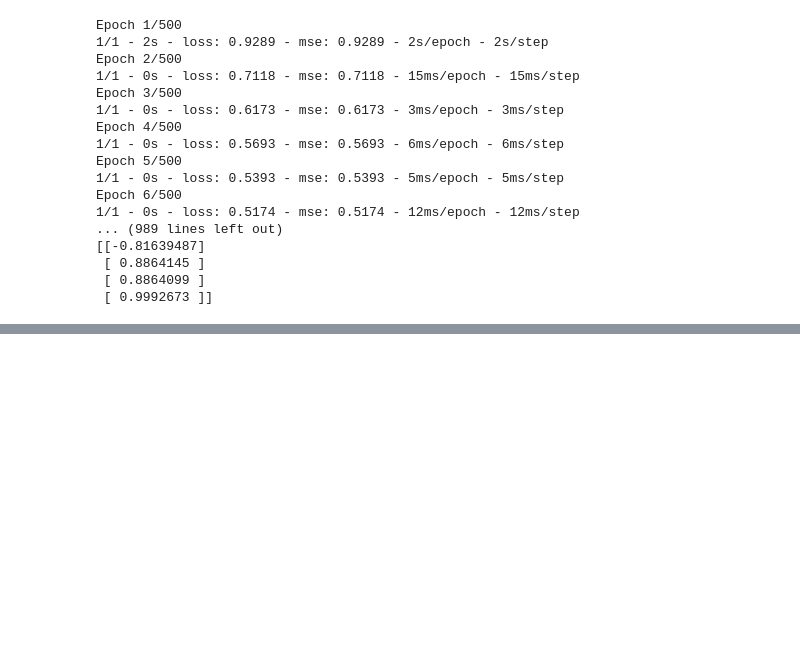
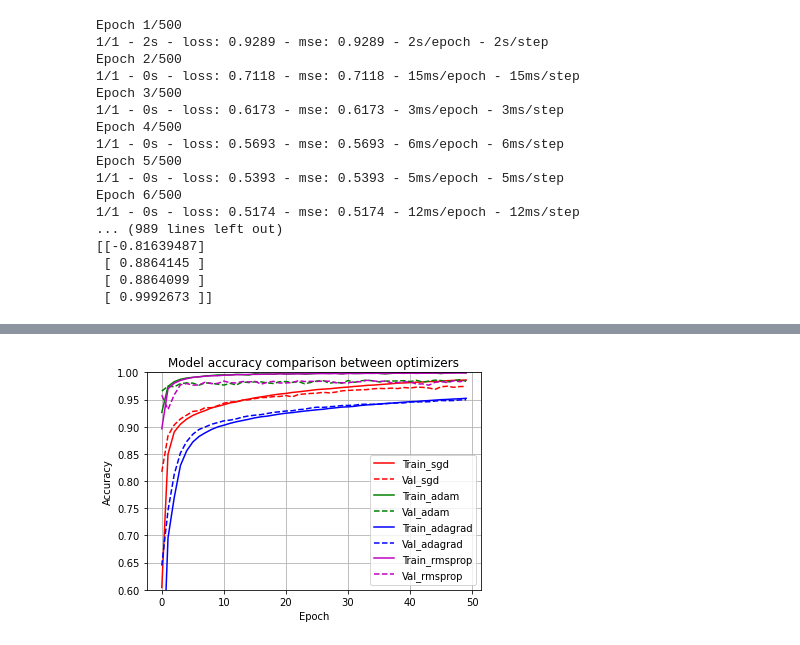
Before and after one commit to hassung/AI-with-Python, a Jupyter notebook: Chapter 5/Chapter 05.ipynb, the cells around one changed output, grey strips where cells are left out. Cells and saved outputs as stored; diff of their text form; code cells hidden in the pictures; blank space fills up the shorter version.

```diff
--- a/Chapter 5/Chapter 05.ipynb
+++ b/Chapter 5/Chapter 05.ipynb
@@ -514,0 +517,83 @@ Epoch 30/30
+# %%
+import numpy as np
+import tensorflow as tf
+from tensorflow.keras.datasets import mnist
+from tensorflow.keras.models import Sequential
+from tensorflow.keras.layers import Dense
+from tensorflow.keras.optimizers import SGD,Adam,Adagrad,RMSprop
+
+# MNIST 읽어 와서 신경망에 입력할 형태로 변환
+(x_train, y_train),(x_test,y_test) = mnist.load_data()
+x_train = x_train.reshape(60000,784) # 텐서 모양 변환
+x_test = x_test.reshape(10000,784)
+x_train=x_train.astype(np.float32)/255.0 # ndarray로 변환
+x_test=x_test.astype(np.float32)/255.0
+y_train=tf.keras.utils.to_categorical(y_train,10) # 원핫 코드로 변환
+y_test=tf.keras.utils.to_categorical(y_test,10)
+
+# 신경망 구조 설정
+n_input=784
+n_hidden1=1024
+n_hidden2=512
+n_hidden3=512
+n_hidden4=512
+n_output=10
+
+# 하이퍼 매개변수 설정
+batch_siz=256
+n_epoch=50
+
+def build_model():
+  model=Sequential()
+  model.add(Dense(units=n_hidden1,activation='relu',input_shape=(n_input,)))
+  model.add(Dense(units=n_hidden2,activation='relu'))
+  model.add(Dense(units=n_hidden3,activation='relu'))
+  model.add(Dense(units=n_hidden4,activation='relu'))
+  model.add(Dense(units=n_output,activation='softmax'))
+  return model
+
+# SGD 옵티마이저를 사용하는 모델
+dmlp_sgd=build_model()
+dmlp_sgd.compile(loss='categorical_crossentropy',optimizer=SGD(),metrics=['accuracy'])
+hist_sgd=dmlp_sgd.fit(x_train,y_train,batch_size=batch_siz,epochs=n_epoch,validation_data=(x_test,y_test),verbose=2)
+
+# Adam 옵티마이저를 사용하는 모델
+dmlp_adam=build_model()
+dmlp_adam.compile(loss='categorical_crossentropy',optimizer=Adam(),metrics=['accuracy'])
+hist_adam=dmlp_adam.fit(x_train,y_train,batch_size=batch_siz,epochs=n_epoch,validation_data=(x_test,y_test),verbose=2)
+
+# Adagrad 옵티마이저를 사용하는 모델
+dmlp_adagrad=build_model()
+dmlp_adagrad.compile(loss='categorical_crossentropy',optimizer=Adagrad(),metrics=['accuracy'])
+hist_adagrad=dmlp_adagrad.fit(x_train,y_train,batch_size=batch_siz,epochs=n_epoch,validation_data=(x_test,y_test),verbose=2)
+
+# RMSprop 옵티마이저를 사용하는 모델
+dmlp_rmsprop=build_model()
+dmlp_rmsprop.compile(loss='categorical_crossentropy',optimizer=RMSprop(),metrics=['accuracy'])
+hist_rmsprop=dmlp_rmsprop.fit(x_train,y_train,batch_size=batch_siz,epochs=n_epoch,validation_data=(x_test,y_test),verbose=2)
+
+# 네 모델의 정확률을 출력
+print("SGD 정확률은", dmlp_sgd.evaluate(x_test,y_test,verbose=0)[1]*100)
+print("Adadm 정확률은", dmlp_adam.evaluate(x_test,y_test,verbose=0)[1]*100)
+print("Adagrad 정확률은", dmlp_adagrad.evaluate(x_test,y_test,verbose=0)[1]*100)
+print("RMSprop 정확률은", dmlp_rmsprop.evaluate(x_test,y_test,verbose=0)[1]*100)
+
+import matplotlib.pyplot as plt
+
+# 네 모델의 정확률을 하나의 그래프에서 비교
+plt.plot(hist_sgd.history['accuracy'],'r')
+plt.plot(hist_sgd.history['val_accuracy'],'r--')
+plt.plot(hist_adam.history['accuracy'],'g')
+plt.plot(hist_adam.history['val_accuracy'],'g--')
+plt.plot(hist_adagrad.history['accuracy'],'b')
+plt.plot(hist_adagrad.history['val_accuracy'],'b--')
+plt.plot(hist_rmsprop.history['accuracy'],'m')
+plt.plot(hist_rmsprop.history['val_accuracy'],'m--')
+plt.title('Model accuracy comparison between optimizers')
+plt.ylim((0.6,1.0))
+plt.ylabel('Accuracy')
+plt.xlabel('Epoch')
+plt.legend(['Train_sgd','Val_sgd','Train_adam','Val_adam','Train_adagrad','Val_adagrad','Train_rmsprop','Val_rmsprop'],loc='best')
+plt.grid()
+plt.show()
+# %% [output]
@@ -514,0 +617 @@ Epoch 30/30
+[figure, added]
```
Also changed, not shown: parts of 22 cells of this notebook.
